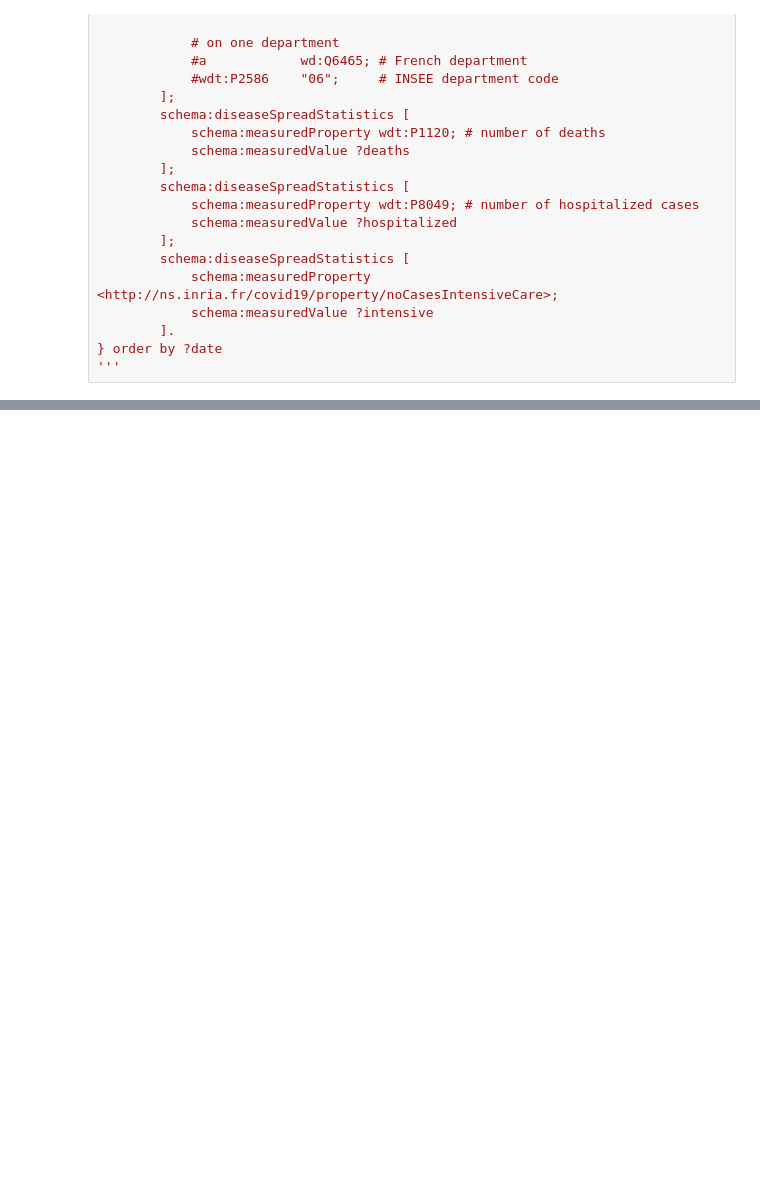
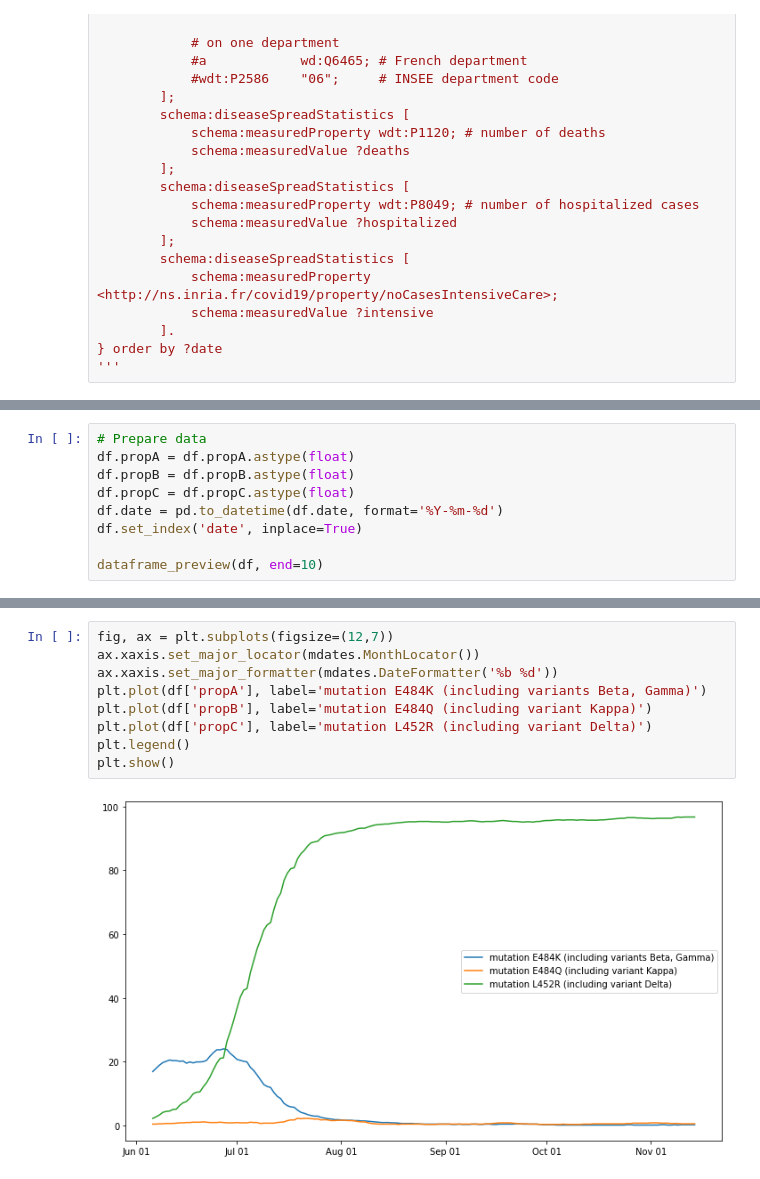
Before and after one commit to frmichel/covid19-statsfr-rdf-dataset, a Jupyter notebook: jupyter_notebok_example.ipynb, the cells around one changed output, grey strips where cells are left out. Saved outputs shown, nothing was run; the diff lists cells and outputs as text; blank space fills up the shorter version.

Commit message:
Add processing of data on virus mutations

```diff
--- a/jupyter_notebok_example.ipynb
+++ b/jupyter_notebok_example.ipynb
@@ -145,0 +190,9 @@ plt.show()
+# %%
+# Prepare data
+df.propA = df.propA.astype(float)
+df.propB = df.propB.astype(float)
+df.propC = df.propC.astype(float)
+df.date = pd.to_datetime(df.date, format='%Y-%m-%d')
+df.set_index('date', inplace=True)
+
+dataframe_preview(df, end=10)
@@ -145,0 +218,11 @@ plt.show()
+# %%
+fig, ax = plt.subplots(figsize=(12,7))
+ax.xaxis.set_major_locator(mdates.MonthLocator())
+ax.xaxis.set_major_formatter(mdates.DateFormatter('%b %d'))
+plt.plot(df['propA'], label='mutation E484K (including variants Beta, Gamma)')
+plt.plot(df['propB'], label='mutation E484Q (including variant Kappa)')
+plt.plot(df['propC'], label='mutation L452R (including variant Delta)')
+plt.legend()
+plt.show()
+# %% [output]
+[figure, added]
```
Also changed, not shown: parts of 9 cells of this notebook, 10 other files.
